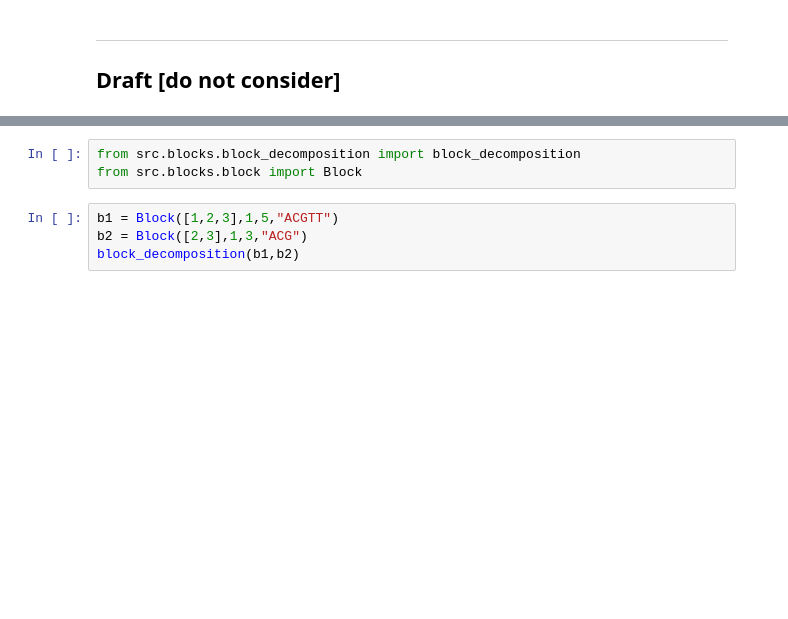
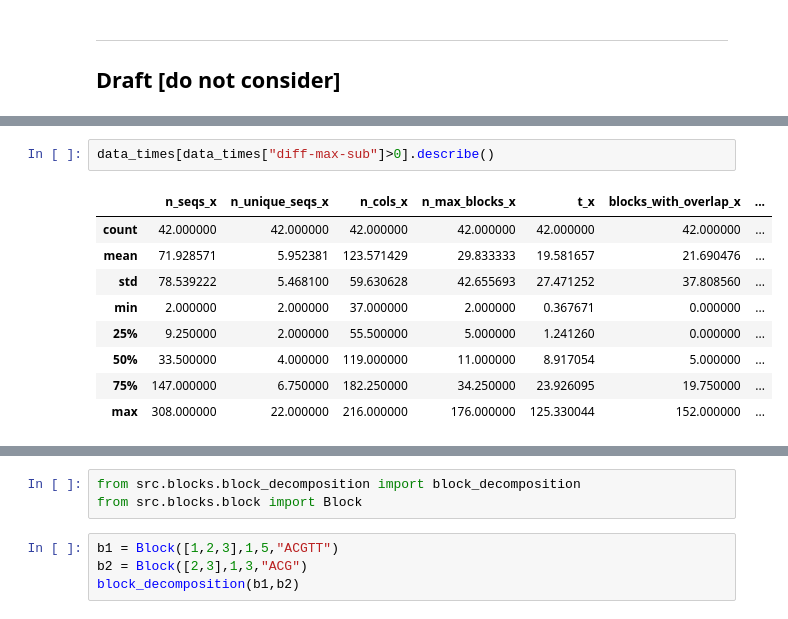
Before and after one commit to AlgoLab/pangeblocks, a Jupyter notebook: Result-Analysis.ipynb, the cells around one changed output, grey strips where cells are left out. Drawn from its saved outputs; the diff is of its cells as text; blank space fills up the shorter version.

```diff
--- a/Result-Analysis.ipynb
+++ b/Result-Analysis.ipynb
@@ -188,0 +205,12 @@ ___
+# %%
+data_times[data_times["diff-max-sub"]>0].describe()
+# %% [output]
+|  | n_seqs_x | n_unique_seqs_x | n_cols_x | n_max_blocks_x | t_x | blocks_with_overlap_x | ... |
+| count | 42.000000 | 42.000000 | 42.000000 | 42.000000 | 42.000000 | 42.000000 | ... |
+| mean | 71.928571 | 5.952381 | 123.571429 | 29.833333 | 19.581657 | 21.690476 | ... |
+| std | 78.539222 | 5.468100 | 59.630628 | 42.655693 | 27.471252 | 37.808560 | ... |
+| min | 2.000000 | 2.000000 | 37.000000 | 2.000000 | 0.367671 | 0.000000 | ... |
+| 25% | 9.250000 | 2.000000 | 55.500000 | 5.000000 | 1.241260 | 0.000000 | ... |
+| 50% | 33.500000 | 4.000000 | 119.000000 | 11.000000 | 8.917054 | 5.000000 | ... |
+| 75% | 147.000000 | 6.750000 | 182.250000 | 34.250000 | 23.926095 | 19.750000 | ... |
+| max | 308.000000 | 22.000000 | 216.000000 | 176.000000 | 125.330044 | 152.000000 | ... |
```
Also changed, not shown: parts of 4 cells of this notebook, 8 other files.
